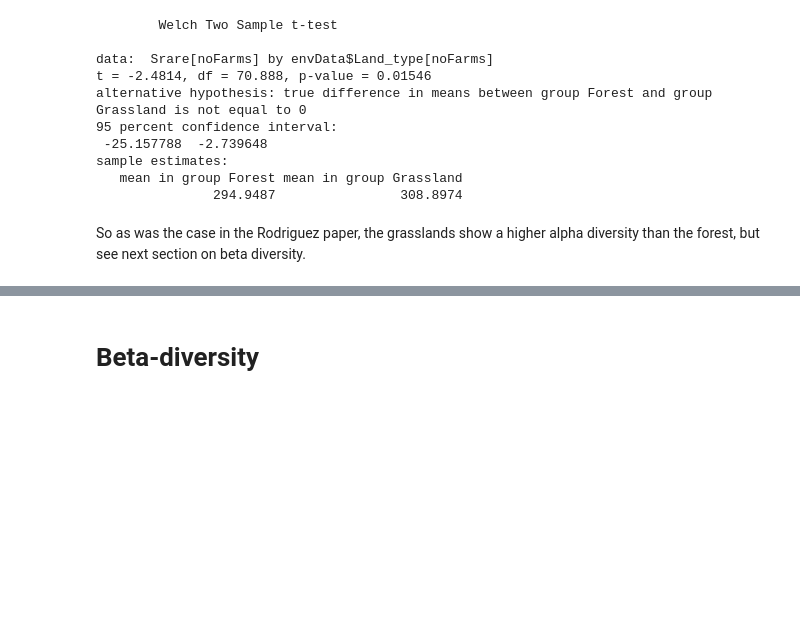
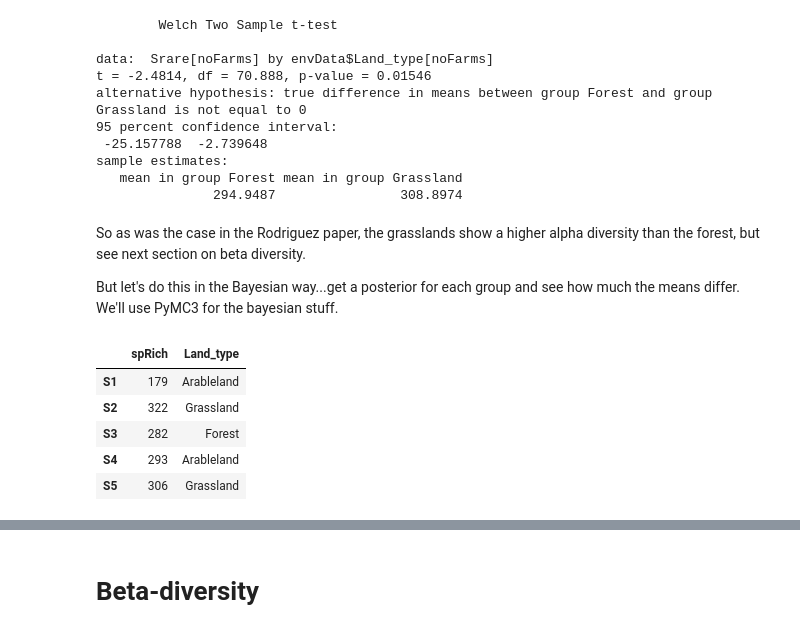
Before and after one commit to danchurch/fichtelgebirgeSoils, a Jupyter notebook: spatialAnalysis/spatialAnalysisSulariData.ipynb, the cells around one changed output, grey strips where cells are left out. Saved outputs shown, nothing was run; the diff lists cells and outputs as text; code cells hidden in the pictures; blank space fills up the shorter version.

```diff
--- a/spatialAnalysis/spatialAnalysisSulariData.ipynb
+++ b/spatialAnalysis/spatialAnalysisSulariData.ipynb
@@ -264,5 +268,7 @@ alternative hypothesis: true difference in means between group Forest and group
 sample estimates:
    mean in group Forest mean in group Grassland
                294.9487                308.8974
-# %% [markdown]
-So as was the case in the Rodriguez paper, the grasslands show a higher alpha diversity than the forest, but see next section on beta diversity.
+# %% [markdown]
+So as was the case in the Rodriguez paper, the grasslands show a higher alpha diversity than the forest, but see next section on beta diversity.
+
+But let's do this in the Bayesian way...get a posterior for each group and see how much the means differ. We'll use PyMC3 for the bayesian stuff.
@@ -268,0 +280,18 @@ So as was the case in the Rodriguez paper, the grasslands show a higher alpha di
+# %%
+## remake our species richness here:
+aa = comData.copy()
+aa[aa > 0] = 1
+
+specRich = aa.sum(axis="columns")
+
+specRichLT = (pd.concat([pd.to_numeric(specRich, downcast='integer'), envData['Land_type']], axis='columns')
+                     .rename({0:"spRich"},axis="columns"))
+
+specRichLT.head()
+# %% [output]
+|  | spRich | Land_type |
+| S1 | 179 | Arableland |
+| S2 | 322 | Grassland |
+| S3 | 282 | Forest |
+| S4 | 293 | Arableland |
+| S5 | 306 | Grassland |
```
Also changed, not shown: parts of 5 cells of this notebook, 1 other file.
